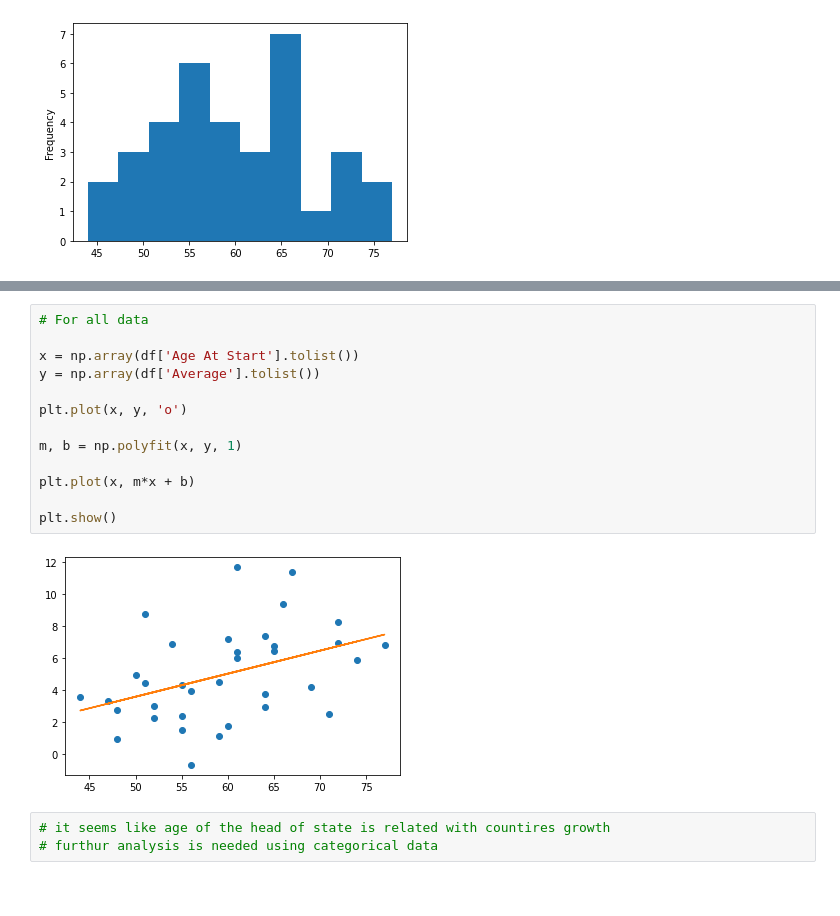
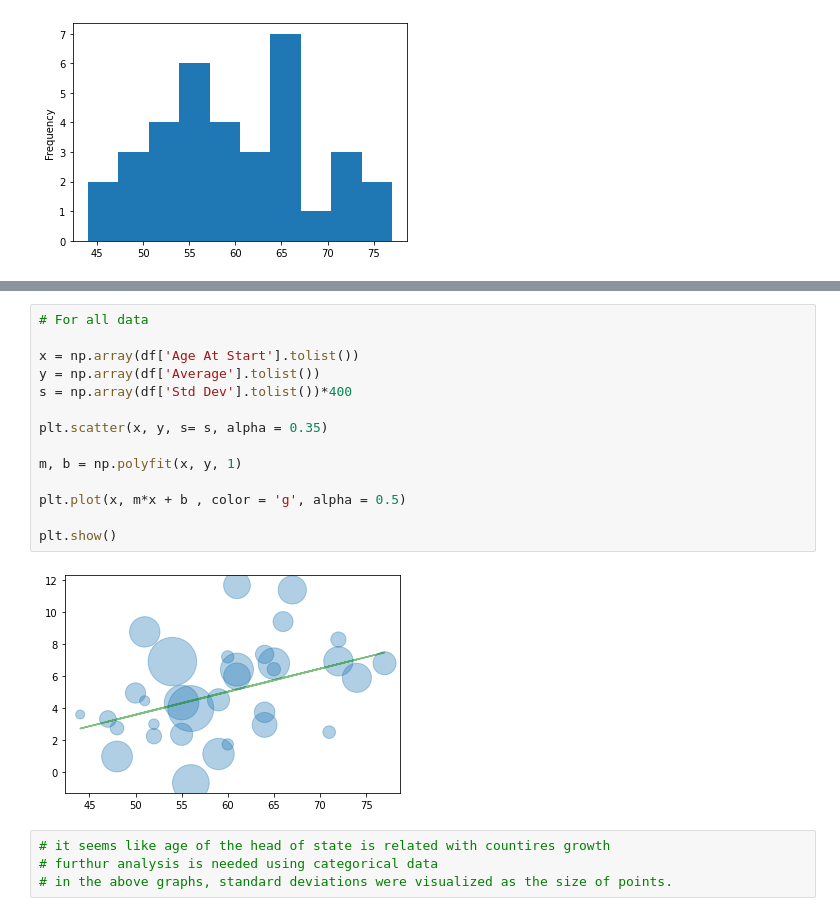
Before and after one commit to sahangit/Rate-presidents-Project, a Jupyter notebook: President data Visualization.ipynb, the cells around one changed output, grey strips where cells are left out. Saved outputs shown, nothing was run; the diff lists cells and outputs as text.

```diff
--- a/President data Visualization.ipynb
+++ b/President data Visualization.ipynb
@@ -115,18 +120,20 @@ plt.show()
 # %%
 # For all data
 
 x = np.array(df['Age At Start'].tolist())
 y = np.array(df['Average'].tolist())
+s = np.array(df['Std Dev'].tolist())*400
 
-plt.plot(x, y, 'o')
+plt.scatter(x, y, s= s, alpha = 0.35)
 
 m, b = np.polyfit(x, y, 1)
 
-plt.plot(x, m*x + b)
+plt.plot(x, m*x + b , color = 'g', alpha = 0.5)
 
 plt.show()
 # %% [output]
-[figure, old version]
+[figure, new version]
 # %%
 # it seems like age of the head of state is related with countires growth
 # furthur analysis is needed using categorical data
+# in the above graphs, standard deviations were visualized as the size of points.
```
Also changed, not shown: parts of 1 cell of this notebook.
